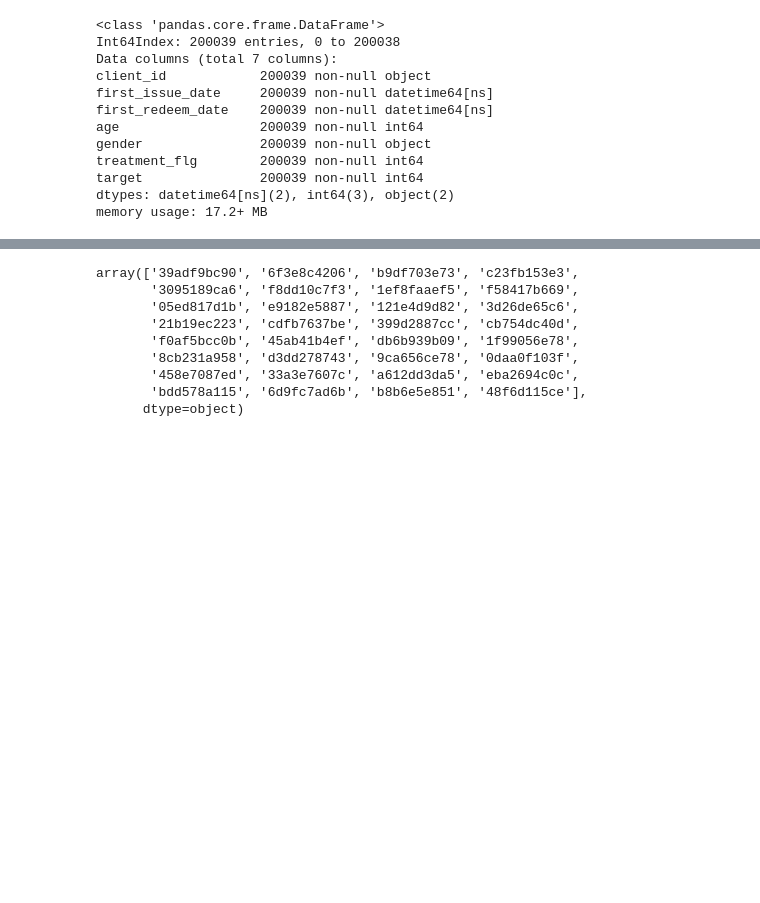
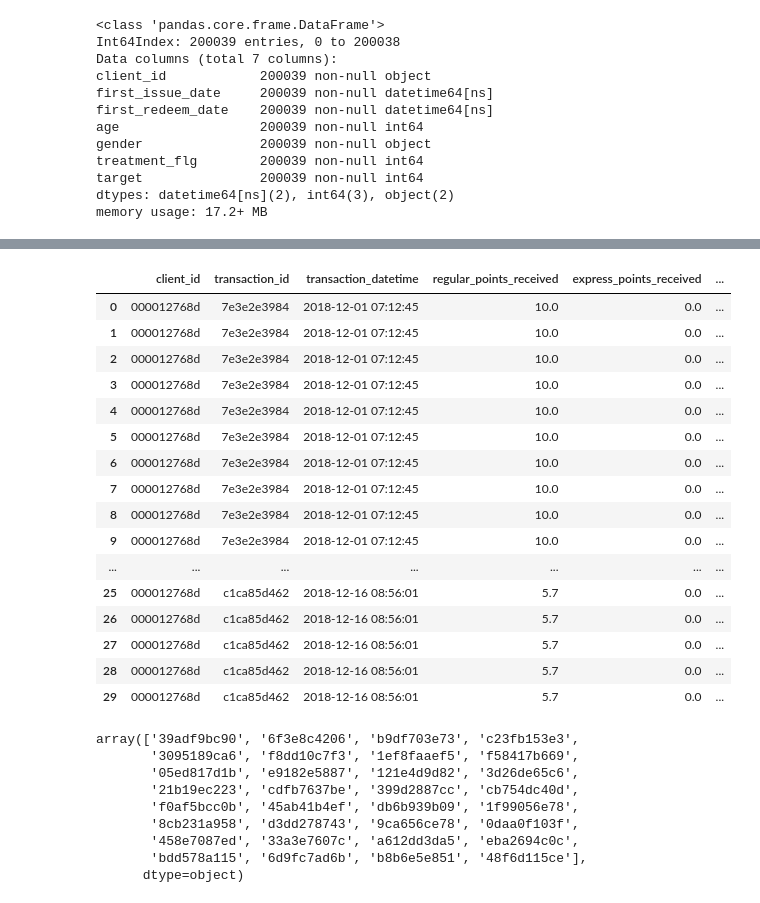
Before and after one commit to Satanklaus88/Retail-hero, a Jupyter notebook: X5.ipynb, the cells around one changed output, grey strips where cells are left out. Drawn from its saved outputs; the diff is of its cells as text; code cells hidden in the pictures; blank space fills up the shorter version.

```diff
--- a/X5.ipynb
+++ b/X5.ipynb
@@ -125,0 +149,14 @@ stores.append(count)
+# %%
+produkti = purch.product_id.values
+useri = purch.client_id.values
+# %%
+alcohol = set(df2[df2['is_alcohol']==1].product_id.values)
+owner = set(df2[df2['is_own_trademark']==1].product_id.values)
+# %%
+alc = lambda x: int(x in alcohol)
+is_alc = [alc(i) for i in produkti]
+own = lambda x: int(x in owner)
+is_own = [own(i) for i in produkti]
+# %%
+purch['product_is_alco']=is_alc
+purch['product_is_own']=is_own
@@ -142,3 +221,23 @@ purch
+# %%
+purch.head(30)
+# %% [output]
+|  | client_id | transaction_id | transaction_datetime | regular_points_received | express_points_received | ... |
+| 0 | 000012768d | 7e3e2e3984 | 2018-12-01 07:12:45 | 10.0 | 0.0 | ... |
+| 1 | 000012768d | 7e3e2e3984 | 2018-12-01 07:12:45 | 10.0 | 0.0 | ... |
+| 2 | 000012768d | 7e3e2e3984 | 2018-12-01 07:12:45 | 10.0 | 0.0 | ... |
+| 3 | 000012768d | 7e3e2e3984 | 2018-12-01 07:12:45 | 10.0 | 0.0 | ... |
+| 4 | 000012768d | 7e3e2e3984 | 2018-12-01 07:12:45 | 10.0 | 0.0 | ... |
+| 5 | 000012768d | 7e3e2e3984 | 2018-12-01 07:12:45 | 10.0 | 0.0 | ... |
+| 6 | 000012768d | 7e3e2e3984 | 2018-12-01 07:12:45 | 10.0 | 0.0 | ... |
+| 7 | 000012768d | 7e3e2e3984 | 2018-12-01 07:12:45 | 10.0 | 0.0 | ... |
+| 8 | 000012768d | 7e3e2e3984 | 2018-12-01 07:12:45 | 10.0 | 0.0 | ... |
+| 9 | 000012768d | 7e3e2e3984 | 2018-12-01 07:12:45 | 10.0 | 0.0 | ... |
+| ... | ... | ... | ... | ... | ... | ... |
+| 25 | 000012768d | c1ca85d462 | 2018-12-16 08:56:01 | 5.7 | 0.0 | ... |
+| 26 | 000012768d | c1ca85d462 | 2018-12-16 08:56:01 | 5.7 | 0.0 | ... |
+| 27 | 000012768d | c1ca85d462 | 2018-12-16 08:56:01 | 5.7 | 0.0 | ... |
+| 28 | 000012768d | c1ca85d462 | 2018-12-16 08:56:01 | 5.7 | 0.0 | ... |
+| 29 | 000012768d | c1ca85d462 | 2018-12-16 08:56:01 | 5.7 | 0.0 | ... |
 # %%
 purch[purch['client_id']=='fffff6ce77'].transaction_id.unique()
 # %% [output]
```
Also changed, not shown: parts of 10 cells of this notebook.
